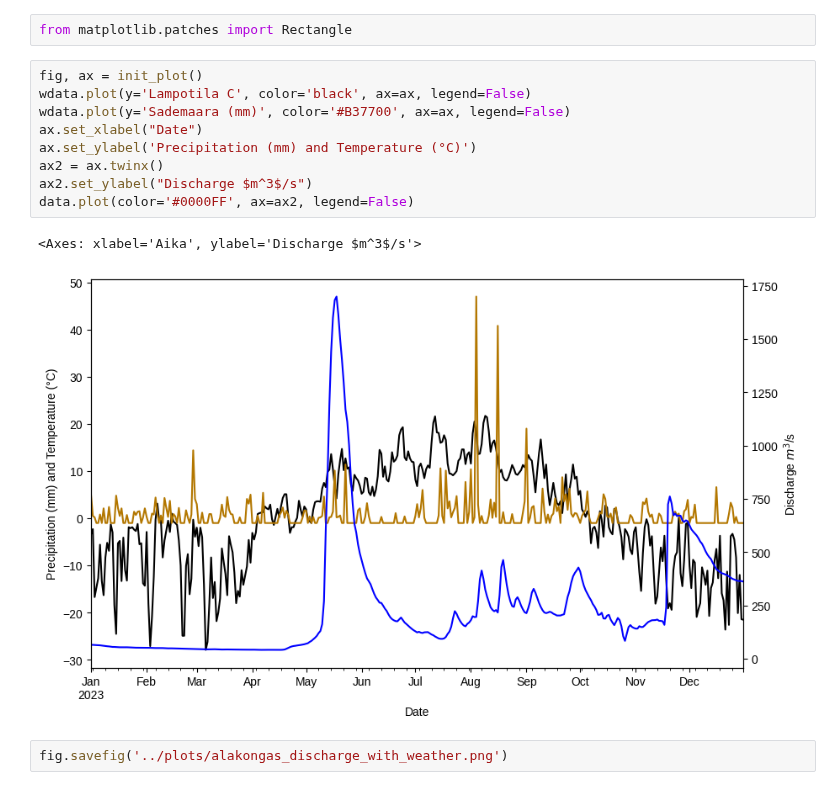
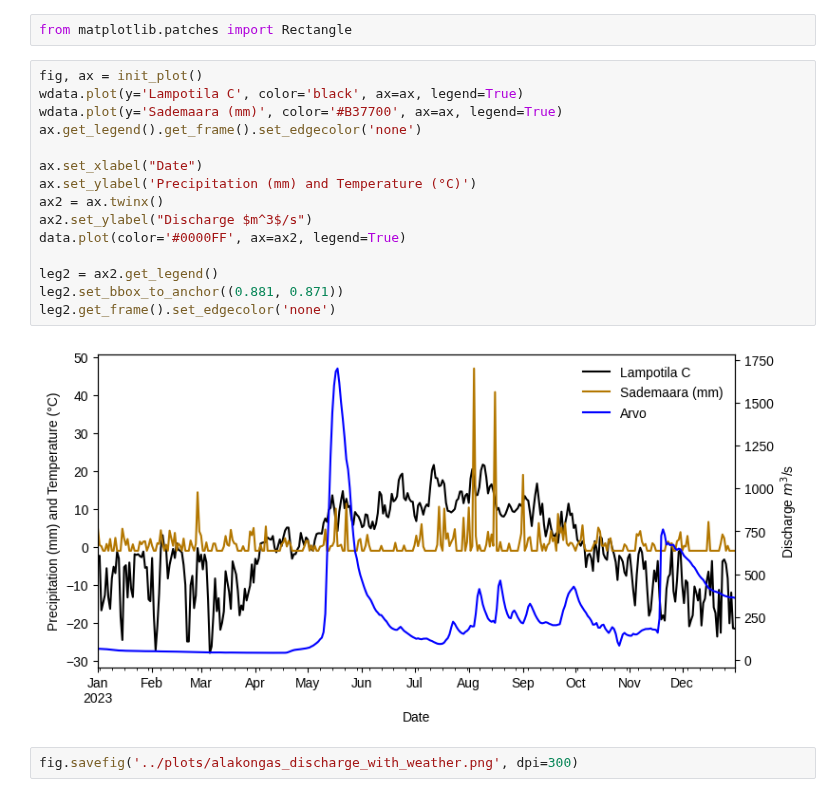
Before and after one commit to susannakukka/bathymetric-model-analysis, a Jupyter notebook: notebooks/flow_rate.ipynb, the cells around one changed output. Drawn from its saved outputs; the diff is of its cells as text.

Commit message:
fix legends

```diff
--- a/notebooks/flow_rate.ipynb
+++ b/notebooks/flow_rate.ipynb
@@ -113,15 +113,20 @@ wdata.plot(y='Sademaara (mm)', color='#B37700', linestyle='dashed', ax=ax2, lege
 from matplotlib.patches import Rectangle
 # %%
 fig, ax = init_plot()
-wdata.plot(y='Lampotila C', color='black', ax=ax, legend=False)
-wdata.plot(y='Sademaara (mm)', color='#B37700', ax=ax, legend=False)
+wdata.plot(y='Lampotila C', color='black', ax=ax, legend=True)
+wdata.plot(y='Sademaara (mm)', color='#B37700', ax=ax, legend=True)
+ax.get_legend().get_frame().set_edgecolor('none')
+
 ax.set_xlabel("Date")
 ax.set_ylabel('Precipitation (mm) and Temperature (°C)')
 ax2 = ax.twinx()
 ax2.set_ylabel("Discharge $m^3$/s")
-data.plot(color='#0000FF', ax=ax2, legend=False)
+data.plot(color='#0000FF', ax=ax2, legend=True)
+
+leg2 = ax2.get_legend()
+leg2.set_bbox_to_anchor((0.881, 0.871))
+leg2.get_frame().set_edgecolor('none')
 # %% [output]
-<Axes: xlabel='Aika', ylabel='Discharge $m^3$/s'>
-[figure, old version]
+[figure, new version]
 # %%
-fig.savefig('../plots/alakongas_discharge_with_weather.png')
+fig.savefig('../plots/alakongas_discharge_with_weather.png', dpi=300)
```
Also changed, not shown: parts of 2 cells of this notebook, 2 other files.
